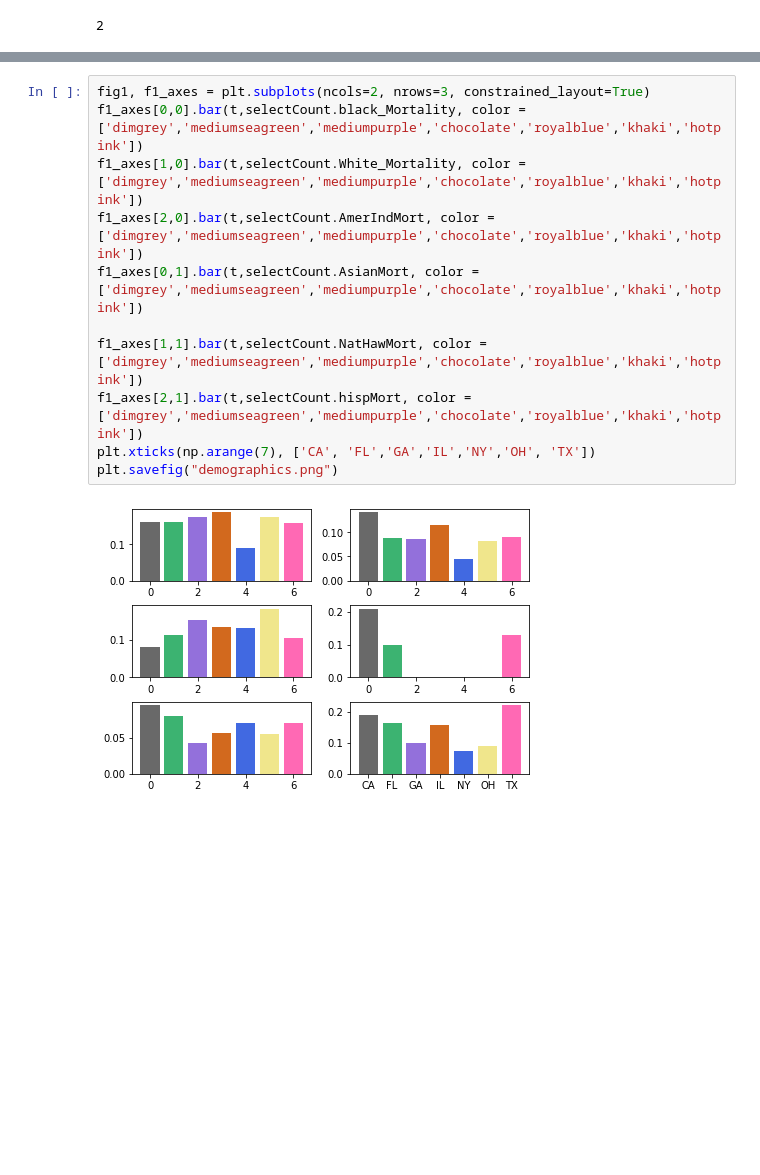
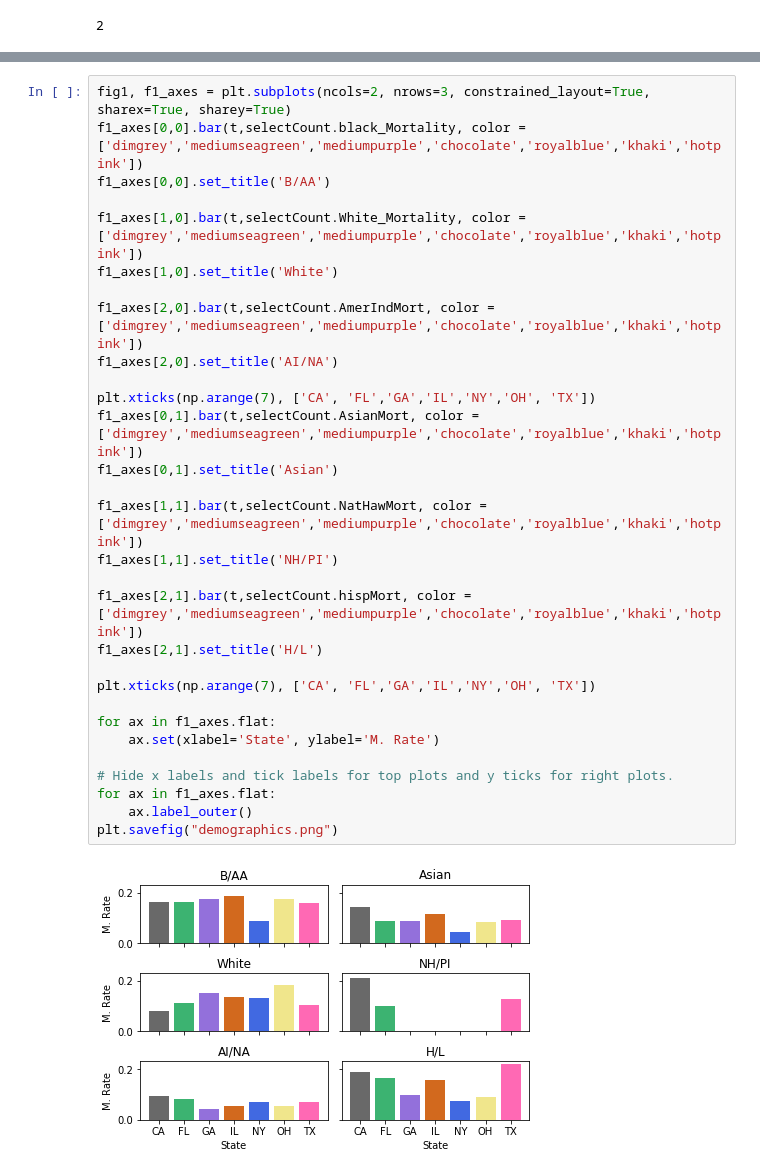
Before and after one commit to kitty-cat-catania/activity-, a Jupyter notebook: gabi_dev_try.ipynb, the cells around one changed output, grey strips where cells are left out. Drawn from its saved outputs; the diff is of its cells as text; blank space fills up the shorter version.

```diff
--- a/gabi_dev_try.ipynb
+++ b/gabi_dev_try.ipynb
@@ -558,13 +558,32 @@ len(t)
 # %%
-fig1, f1_axes = plt.subplots(ncols=2, nrows=3, constrained_layout=True)
+fig1, f1_axes = plt.subplots(ncols=2, nrows=3, constrained_layout=True, sharex=True, sharey=True)
 f1_axes[0,0].bar(t,selectCount.black_Mortality, color = ['dimgrey','mediumseagreen','mediumpurple','chocolate','royalblue','khaki','hotpink'])
+f1_axes[0,0].set_title('B/AA')
+
 f1_axes[1,0].bar(t,selectCount.White_Mortality, color = ['dimgrey','mediumseagreen','mediumpurple','chocolate','royalblue','khaki','hotpink'])
+f1_axes[1,0].set_title('White')
+
 f1_axes[2,0].bar(t,selectCount.AmerIndMort, color = ['dimgrey','mediumseagreen','mediumpurple','chocolate','royalblue','khaki','hotpink'])
+f1_axes[2,0].set_title('AI/NA')
+
+plt.xticks(np.arange(7), ['CA', 'FL','GA','IL','NY','OH', 'TX'])
 f1_axes[0,1].bar(t,selectCount.AsianMort, color = ['dimgrey','mediumseagreen','mediumpurple','chocolate','royalblue','khaki','hotpink'])
+f1_axes[0,1].set_title('Asian')
 
 f1_axes[1,1].bar(t,selectCount.NatHawMort, color = ['dimgrey','mediumseagreen','mediumpurple','chocolate','royalblue','khaki','hotpink'])
+f1_axes[1,1].set_title('NH/PI')
+
 f1_axes[2,1].bar(t,selectCount.hispMort, color = ['dimgrey','mediumseagreen','mediumpurple','chocolate','royalblue','khaki','hotpink'])
+f1_axes[2,1].set_title('H/L')
+
 plt.xticks(np.arange(7), ['CA', 'FL','GA','IL','NY','OH', 'TX'])
+
+for ax in f1_axes.flat:
+    ax.set(xlabel='State', ylabel='M. Rate')
+
+# Hide x labels and tick labels for top plots and y ticks for right plots.
+for ax in f1_axes.flat:
+    ax.label_outer()
 plt.savefig("demographics.png")
 # %% [output]
-[figure, old version]
+[figure, new version]
```
Also changed, not shown: parts of 2 cells of this notebook, 2 other files.
